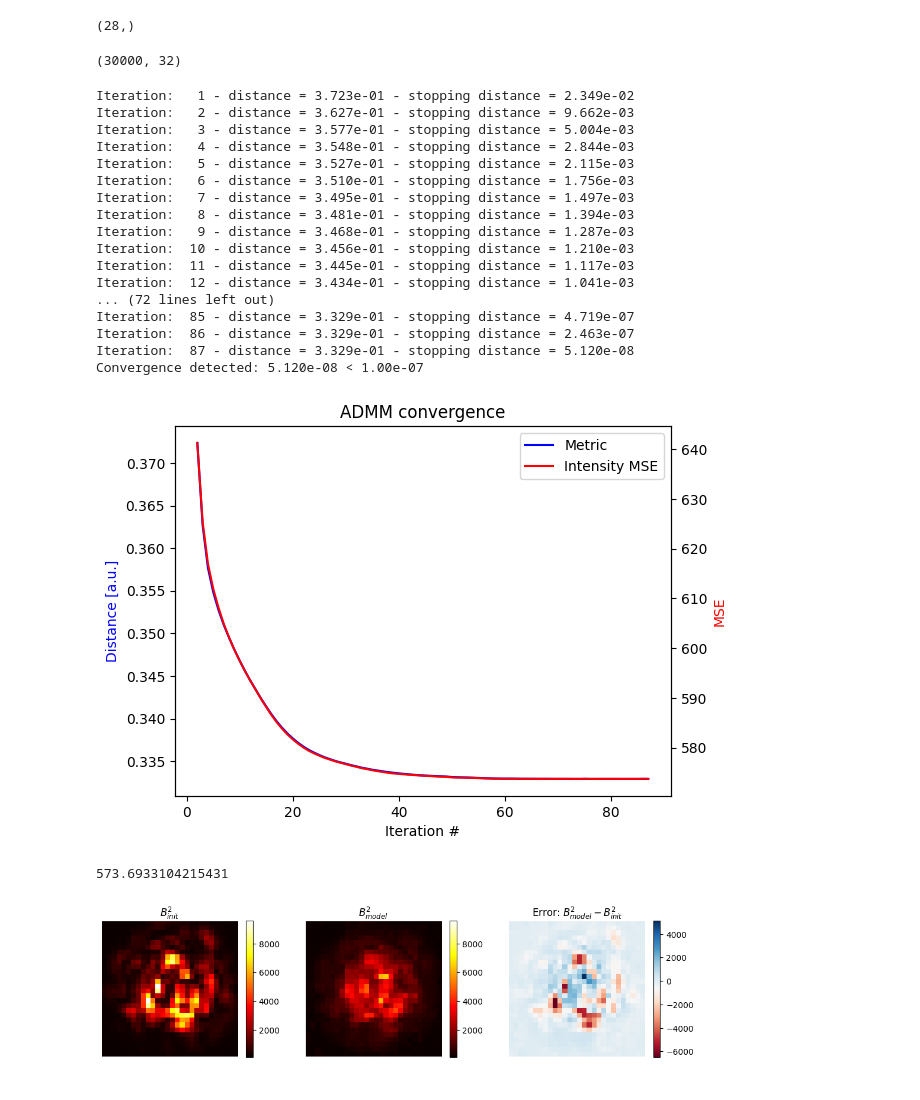
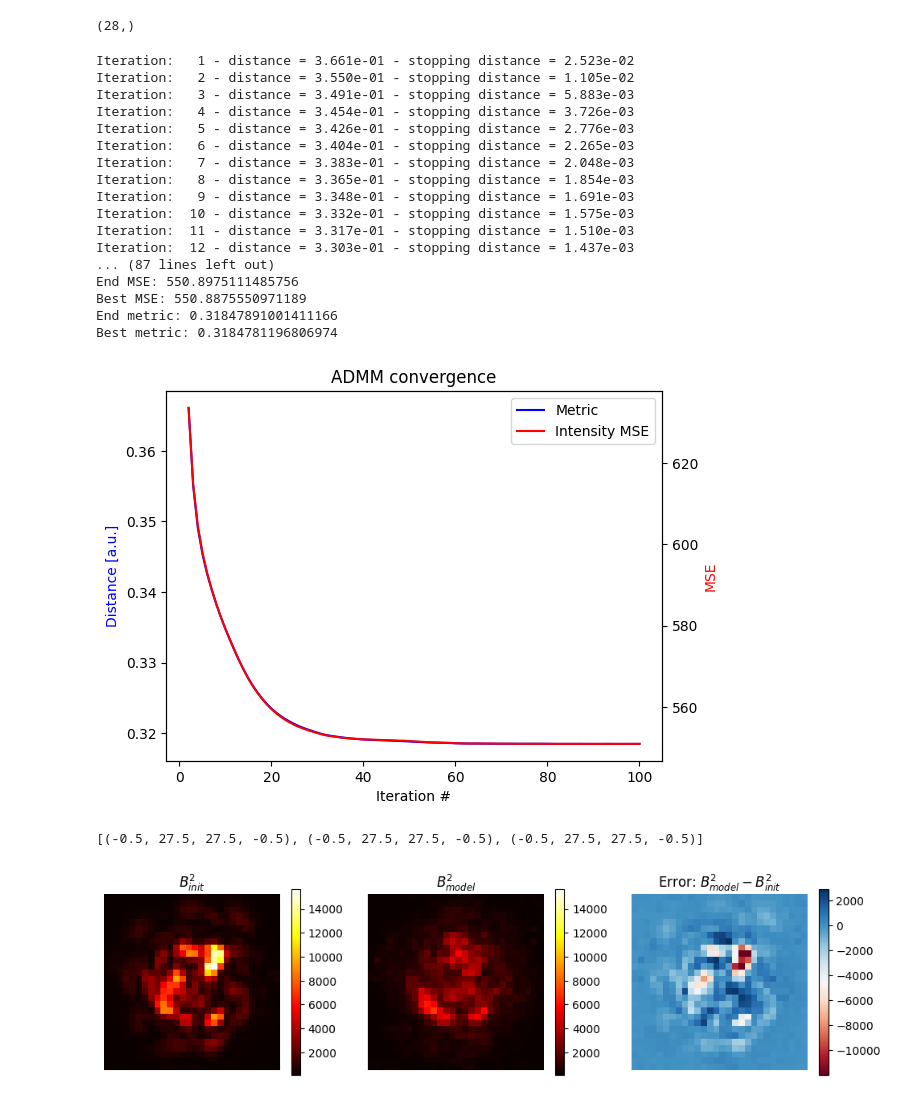
Before and after one commit to jysru/pim_methods, a Jupyter notebook: test_tmr_fibernet.ipynb, the cells around one changed output. Drawn from its saved outputs; the diff is of its cells as text; code cells hidden in the pictures.

```diff
--- a/test_tmr_fibernet.ipynb
+++ b/test_tmr_fibernet.ipynb
@@ -27,14 +30,4 @@ data = mat73.loadmat(os.path.join(path, file))
-# %%
-def select_pixels(img, idxs):
-    idxs = idxs.astype(int)
-    X, Y = np.meshgrid(idxs, idxs)
-    img = img[X.flatten(), Y.flatten()]
-    img = np.reshape(img, (len(idxs), len(idxs)))
-    return img
 # %%
-CP = np.reshape(np.array(data['CP']), newshape=(-1, 128, 128))
-vec = np.reshape(np.array(data['vecteur_36']) , newshape=(-1, 36))
-
 NN = CP.shape[0]
 As = np.zeros(shape=(NN, 32), dtype=complex)
 Bs = np.zeros(shape=(NN, 122*122), dtype=float)
@@ -46,82 +39,71 @@ idxs = np.arange(4, 122, 128/30).astype(int)
 print(idxs.shape)
 Bs = np.zeros(shape=(NN, len(idxs)**2), dtype=float)
 
-
 for i in range(NN):
     phi = vec[i]
     phi = amp * np.exp(1j * phi)
+    phi = np.exp(1j * phi)
     phi = np.delete(vec[i], [0, 5, 30, 35])
-    img = CP[i][3:125, 3:125]
+    img = crop_img(CP[i], crop=3)
     img = select_pixels(img, idxs)
     img = img.flatten().astype('float')
     As[i,:] = phi
     Bs[i,:] = np.sqrt(img)
 # %% [output]
 (28,)
-# %%
-print(As.shape)
-# %% [output]
-(30000, 32)
 # %%
 torch.cuda.empty_cache()
-N = 1000
-As_crop, Bs_crop = get_subsets(As, Bs, N=N, randomize=False)
+As_crop, Bs_crop = get_subsets(As, Bs, N=200, randomize=True)
 
 # Tolerance criterion has to be adjusted to be realistic and ensure the convergence
 # init = wirtinger_initialization(As_crop, Bs_crop)
 # X_est = pim.pim_tmr(As_crop, Bs_crop, max_iter=100, tol=12e-9, tol_stag=1e-2, max_stag=10)
 
 tmr = TMR(As_crop, Bs_crop, verbose=True, device='cuda')
-tmr.run_admm(max_iter=100, lr=1e-2, tol=1e-7, rho=1)
+tmr.run_admm(max_iter=100, lr=1e-2, tol=1e-9, rho=1)
+tmr.print_results()
 tmr.show_results()
 # %% [output]
-Iteration:   1 - distance = 3.723e-01 - stopping distance = 2.349e-02
-Iteration:   2 - distance = 3.627e-01 - stopping distance = 9.662e-03
-Iteration:   3 - distance = 3.577e-01 - stopping distance = 5.004e-03
-Iteration:   4 - distance = 3.548e-01 - stopping distance = 2.844e-03
-Iteration:   5 - distance = 3.527e-01 - stopping distance = 2.115e-03
-Iteration:   6 - distance = 3.510e-01 - stopping distance = 1.756e-03
-Iteration:   7 - distance = 3.495e-01 - stopping distance = 1.497e-03
-Iteration:   8 - distance = 3.481e-01 - stopping distance = 1.394e-03
-Iteration:   9 - distance = 3.468e-01 - stopping distance = 1.287e-03
-Iteration:  10 - distance = 3.456e-01 - stopping distance = 1.210e-03
-Iteration:  11 - distance = 3.445e-01 - stopping distance = 1.117e-03
-Iteration:  12 - distance = 3.434e-01 - stopping distance = 1.041e-03
-... (72 lines left out)
-Iteration:  85 - distance = 3.329e-01 - stopping distance = 4.719e-07
-Iteration:  86 - distance = 3.329e-01 - stopping distance = 2.463e-07
-Iteration:  87 - distance = 3.329e-01 - stopping distance = 5.120e-08
-Convergence detected: 5.120e-08 < 1.00e-07
+Iteration:   1 - distance = 3.661e-01 - stopping distance = 2.523e-02
+Iteration:   2 - distance = 3.550e-01 - stopping distance = 1.105e-02
+Iteration:   3 - distance = 3.491e-01 - stopping distance = 5.883e-03
+Iteration:   4 - distance = 3.454e-01 - stopping distance = 3.726e-03
+Iteration:   5 - distance = 3.426e-01 - stopping distance = 2.776e-03
+Iteration:   6 - distance = 3.404e-01 - stopping distance = 2.265e-03
+Iteration:   7 - distance = 3.383e-01 - stopping distance = 2.048e-03
+Iteration:   8 - distance = 3.365e-01 - stopping distance = 1.854e-03
+Iteration:   9 - distance = 3.348e-01 - stopping distance = 1.691e-03
+Iteration:  10 - distance = 3.332e-01 - stopping distance = 1.575e-03
+Iteration:  11 - distance = 3.317e-01 - stopping distance = 1.510e-03
+Iteration:  12 - distance = 3.303e-01 - stopping distance = 1.437e-03
+... (87 lines left out)
+End MSE: 550.8975111485756
+Best MSE: 550.8875550971189
+End metric: 0.31847891001411166
+Best metric: 0.3184781196806974
-[figure, old version]
+[figure, new version]
 # %%
 # i = np.random.randint(0, N)
 i = 50
 A_init = As_crop
 Y_model = np.dot(A_init, tmr.X_best)
-# Y_model = np.dot(A_init, X_est)
 B_model = np.abs(Y_model)
 B_init = Bs_crop
 
 b_init_check = np.reshape(B_init[i,:], (len(idxs),len(idxs)))
 b_model_check = np.reshape(B_model[i,:], (len(idxs),len(idxs)))
 
-fig, axs = plt.subplots(1,4, figsize=(17,3))
+fig, axs = plt.subplots(1,3, figsize=(12,3))
 pl0 = axs[0].imshow(np.square(b_init_check ), cmap="hot")
 pl1 = axs[1].imshow(np.square(b_model_check), cmap="hot", vmin=np.min(np.square(b_init_check )), vmax=np.max(np.square(b_init_check )))
 pl2 = axs[2].imshow(np.square(b_model_check) - np.square(b_init_check), cmap="RdBu")
-# pl3 = axs[3].imshow(np.angle(Y_model[:,i]), cmap="twilight")
 plt.colorbar(pl0, ax=axs[0])
 plt.colorbar(pl1, ax=axs[1])
 plt.colorbar(pl2, ax=axs[2])
-# plt.colorbar(pl3, ax=axs[3])
 axs[0].set_title(r"$B_{init}^2$")
 axs[1].set_title(r"$B_{model}^2$")
 axs[2].set_title(r"Error: $B_{model}^2 - B_{init}^2$")
-# axs[3].set_title(r"$\angle Y_{model}$")
-[ axs[i].axis('off') for i in range(4) ]
-
-MSE = np.mean(np.abs(np.square(B_model) - np.square(B_init)))
-print(MSE)
+[ axs[i].axis('off') for i in range(len(axs)) ]
 # %% [output]
-573.6933104215431
+[(-0.5, 27.5, 27.5, -0.5), (-0.5, 27.5, 27.5, -0.5), (-0.5, 27.5, 27.5, -0.5)]
-[figure, old version]
+[figure, new version]
```
Also changed, not shown: parts of 2 cells of this notebook.
